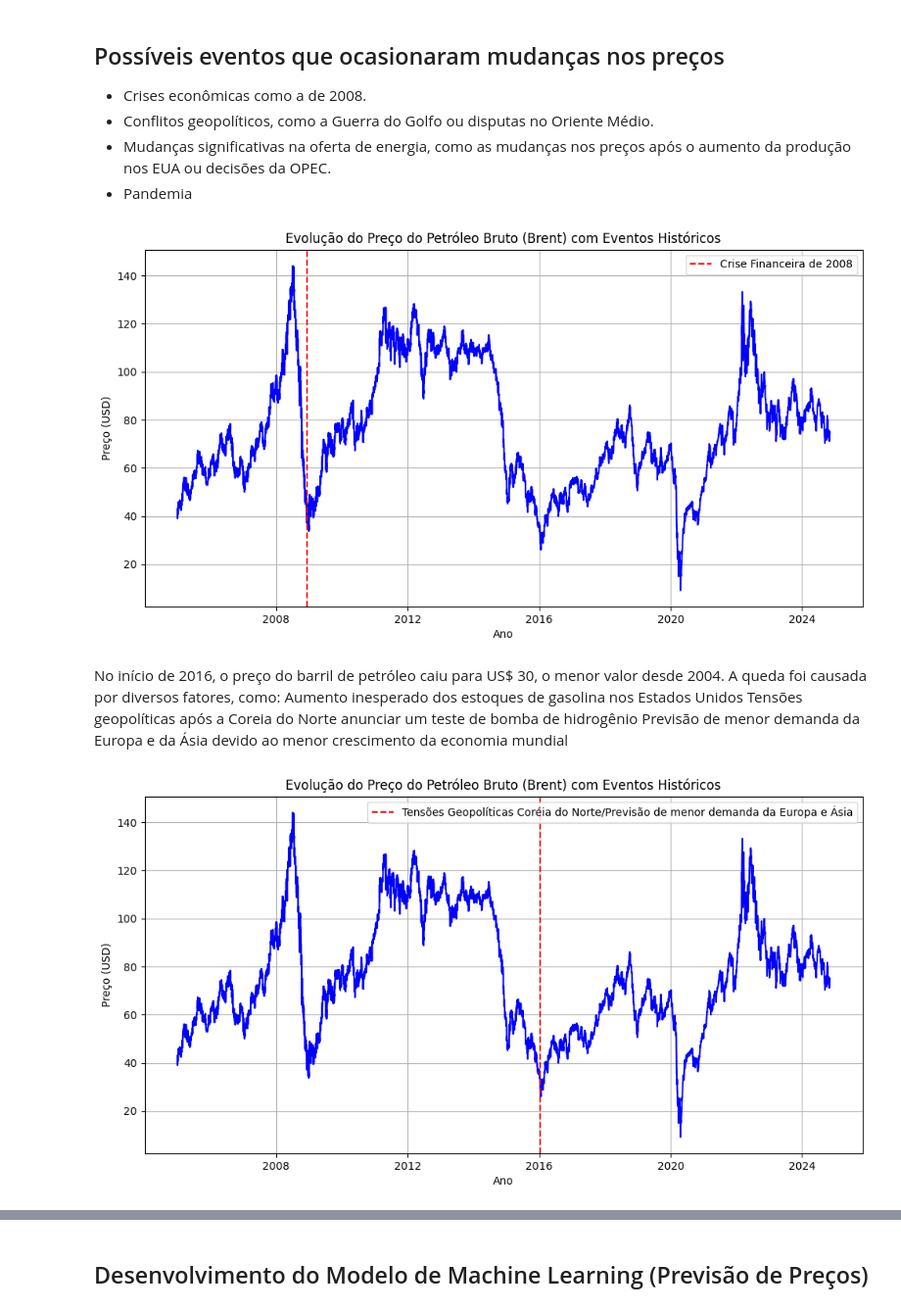
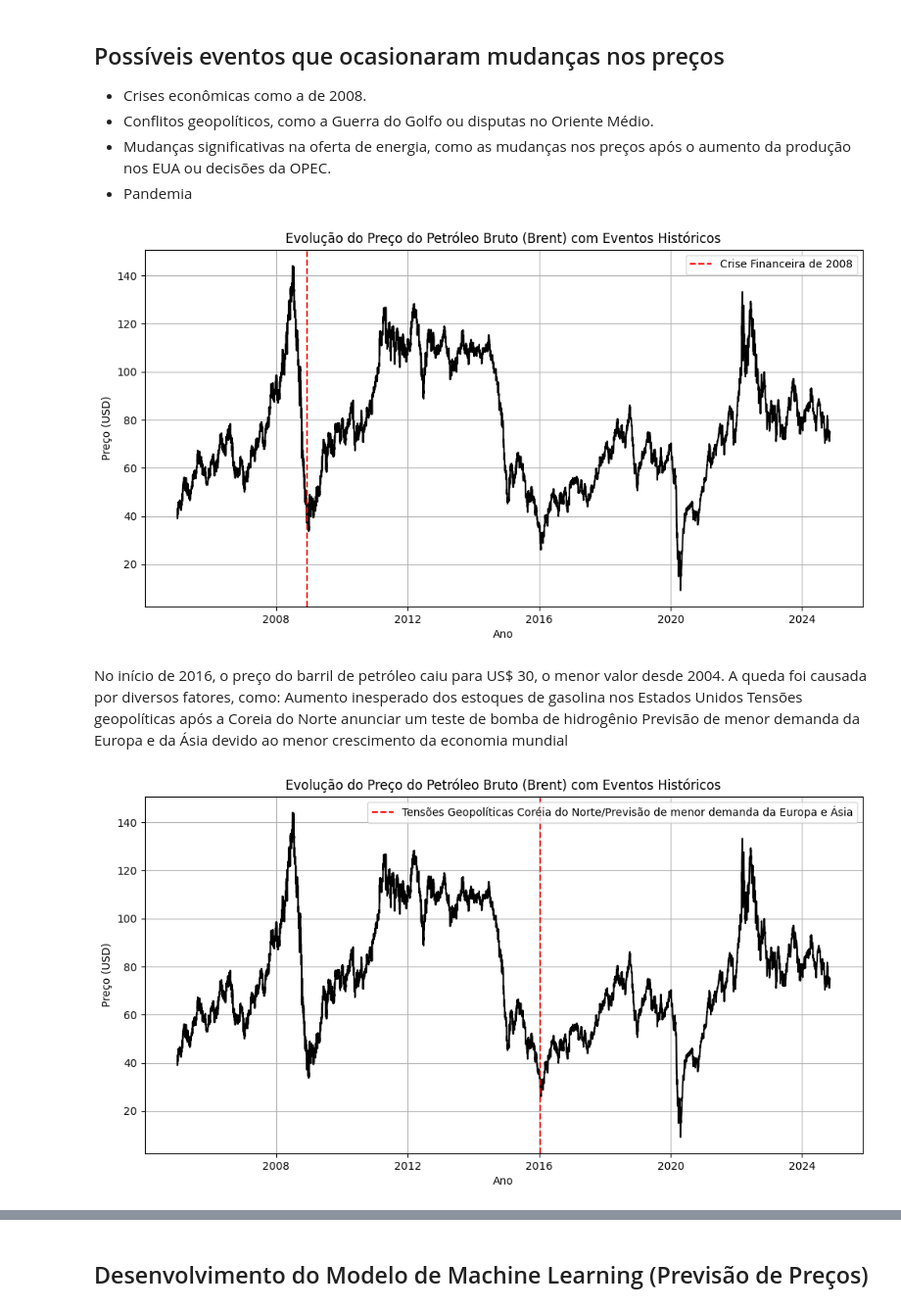
Before and after one commit to SinxCode/Tech_Challente_Streamlit, a Jupyter notebook: AnaliseDados.ipynb, the cells around one changed output, grey strips where cells are left out. Shown at 98% size. Saved outputs shown, nothing was run; the diff lists cells and outputs as text; code cells hidden in the pictures.

```diff
--- a/AnaliseDados.ipynb
+++ b/AnaliseDados.ipynb
@@ -106,16 +100,16 @@ plt.show()
 # %%
 # Exemplo de anotação para eventos históricos
 plt.figure(figsize=(12, 6))
-plt.plot(df['Data'], df['Preço - petróleo bruto - Brent (FOB)'], color='b')
+plt.plot(df['Data'], df['Preço - petróleo bruto - Brent (FOB)'], color='black')
 plt.axvline(pd.to_datetime('2008-12-15'), color='r', linestyle='--', label="Crise Financeira de 2008")
 plt.title('Evolução do Preço do Petróleo Bruto (Brent) com Eventos Históricos')
 plt.xlabel('Ano')
 plt.ylabel('Preço (USD)')
 plt.legend()
 plt.grid(True)
 plt.show()
 # %% [output]
-[figure, old version]
+[figure, new version]
 # %% [markdown]
 No início de 2016, o preço do barril de petróleo caiu para US\$ 30, o menor valor desde 2004.
 A queda foi causada por diversos fatores, como:
@@ -125,7 +119,7 @@ Previsão de menor demanda da Europa e da Ásia devido ao menor crescimento da e
 # %%
 # Adicionar uma linha vertical para a Pandemia de 2020
 plt.figure(figsize=(12, 6))
-plt.plot(df['Data'], df['Preço - petróleo bruto - Brent (FOB)'], color='b')
+plt.plot(df['Data'], df['Preço - petróleo bruto - Brent (FOB)'], color='black')
 plt.axvline(pd.to_datetime('2016-01-11'), color='r', linestyle='--', label="Tensões Geopolíticas Coréia do Norte/Previsão de menor demanda da Europa e Ásia")
 plt.title('Evolução do Preço do Petróleo Bruto (Brent) com Eventos Históricos')
 plt.xlabel('Ano')
@@ -134,4 +128,4 @@ plt.legend()
 plt.grid(True)
 plt.show()
 # %% [output]
-[figure, old version]
+[figure, new version]
```
Also changed, not shown: parts of 13 cells of this notebook.
